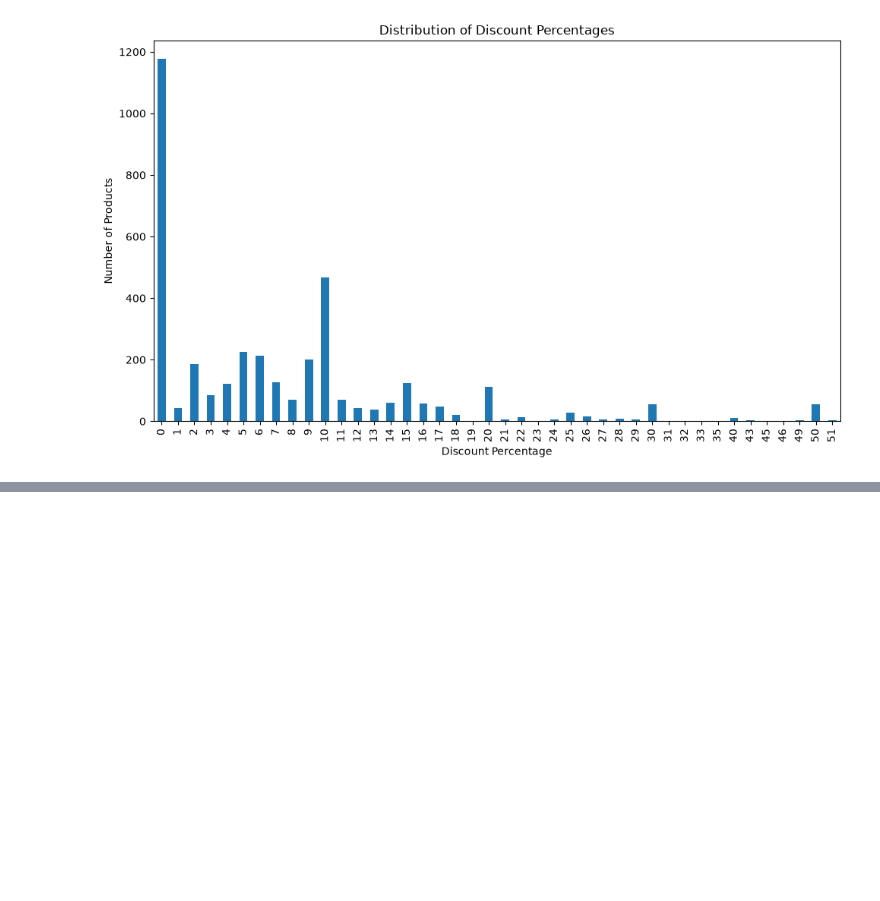
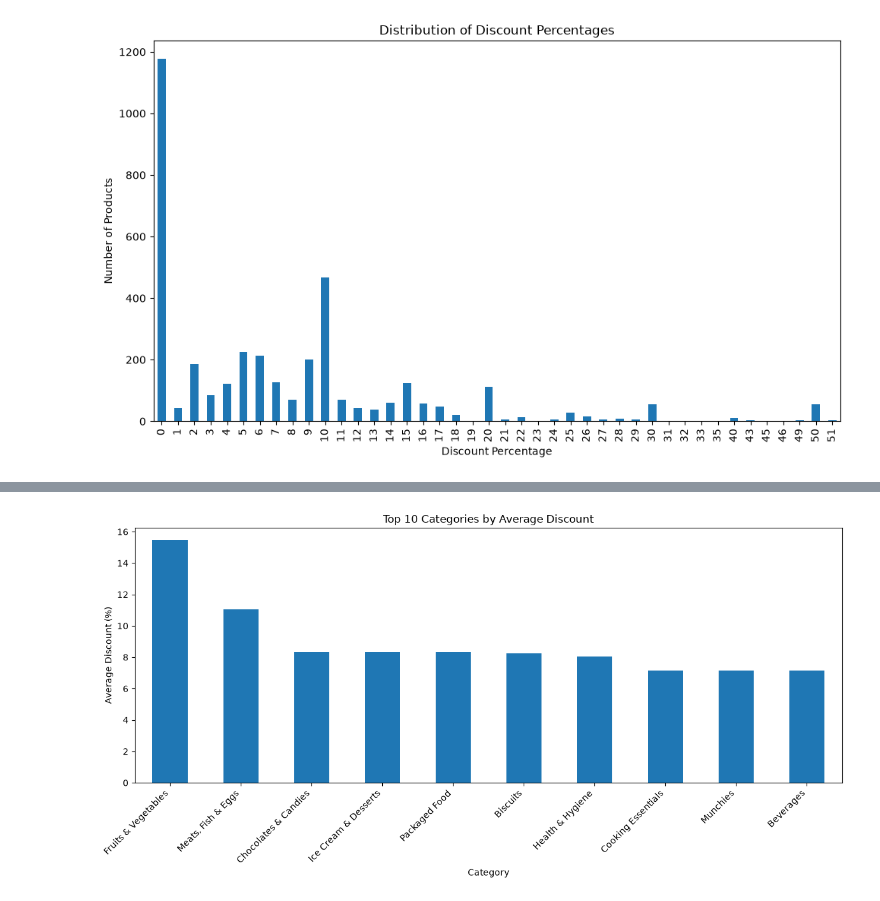
Before and after one commit to ZOR0-tech/beginner-friendly-data-analysis, a Jupyter notebook: notebooks/ecommerce_analysis.ipynb, the cells around one changed output, grey strips where cells are left out. Drawn from its saved outputs; the diff is of its cells as text; code cells hidden in the pictures; blank space fills up the shorter version.

Commit message:
Complete Zepto product data analysis project

```diff
--- a/notebooks/ecommerce_analysis.ipynb
+++ b/notebooks/ecommerce_analysis.ipynb
@@ -538,0 +546,2 @@ plt.show()
+# %%
+df = pd.read_csv("../data /sales_data.csv", encoding="cp1252")
@@ -538,0 +557,2 @@ plt.show()
+# %%
+df_clean = df.drop_duplicates().copy()
@@ -538,0 +563,8 @@ plt.show()
+# %%
+category_discount = (
+    df_clean.groupby("Category")["discountPercent"]
+    .mean()
+    .sort_values(ascending=False)
+)
+
+category_discount.head(10)
@@ -538,0 +590,14 @@ plt.show()
+# %%
+plt.figure(figsize=(12, 6))
+
+category_discount.head(10).plot(kind="bar")
+
+plt.title("Top 10 Categories by Average Discount")
+plt.xlabel("Category")
+plt.ylabel("Average Discount (%)")
+plt.xticks(rotation=45, ha="right")
+
+plt.tight_layout()
+plt.show()
+# %% [output]
+[figure, added]
```
Also changed, not shown: parts of 68 cells of this notebook, 3 other files.
